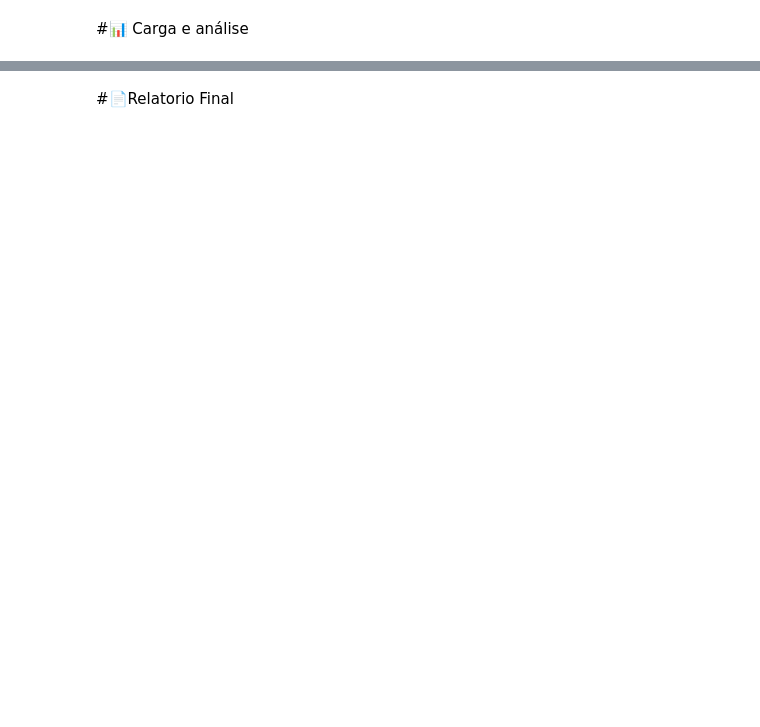
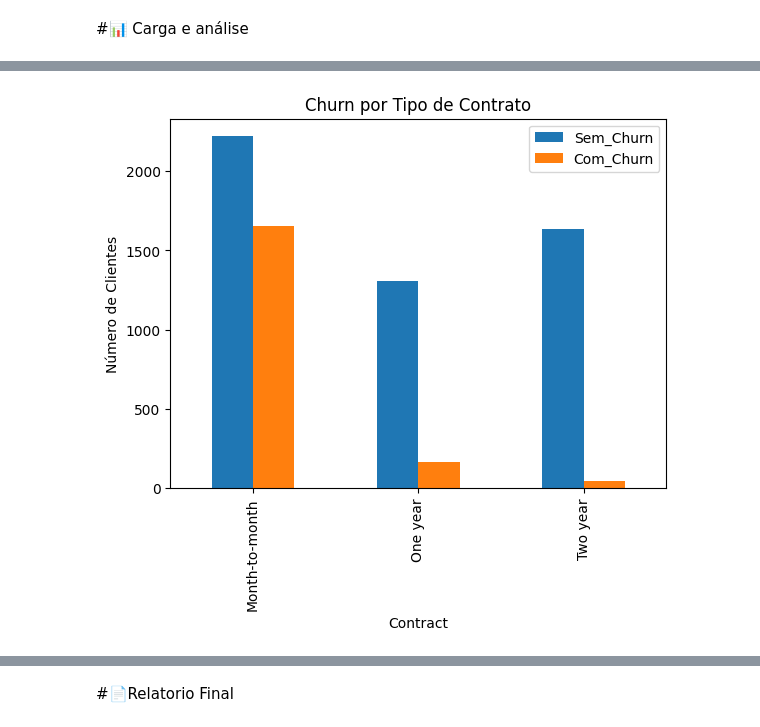
Before and after one commit to sanemar/telecomx, a Jupyter notebook: TelecomX_BR.ipynb, the cells around one changed output, grey strips where cells are left out. Drawn from its saved outputs; the diff is of its cells as text; code cells hidden in the pictures; blank space fills up the shorter version.

```diff
--- a/TelecomX_BR.ipynb
+++ b/TelecomX_BR.ipynb
@@ -232,0 +452,13 @@ dtype: float64
+# %%
+# churn por tipo de contrato
+contratos_df = df_normalizado.groupby(['Contract', 'Churn']).size().unstack().fillna(0)
+contratos_df.columns = ['Sem_Churn', 'Com_Churn']
+
+contratos_df[['Sem_Churn', 'Com_Churn']].plot(
+    kind='bar',
+    title="Churn por Tipo de Contrato"
+).set_ylabel("Número de Clientes")
+
+plt.show()
+# %% [output]
+[figure, added]
```
Also changed, not shown: parts of 17 cells of this notebook.
